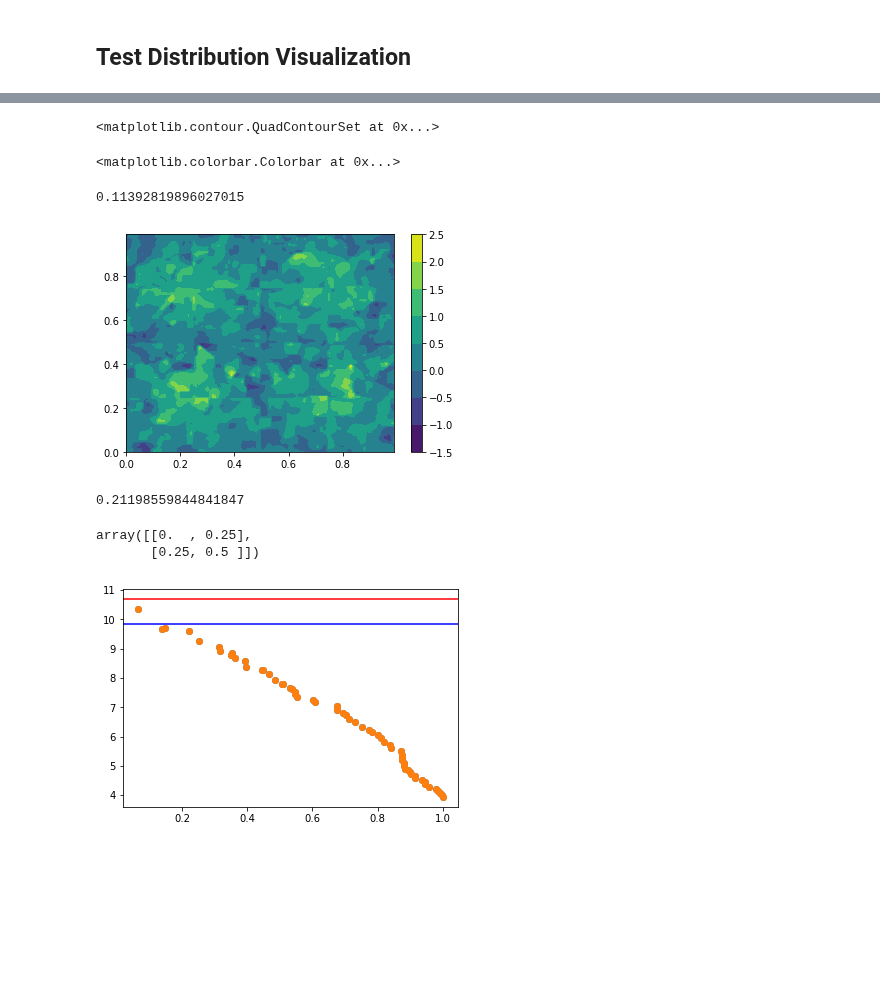
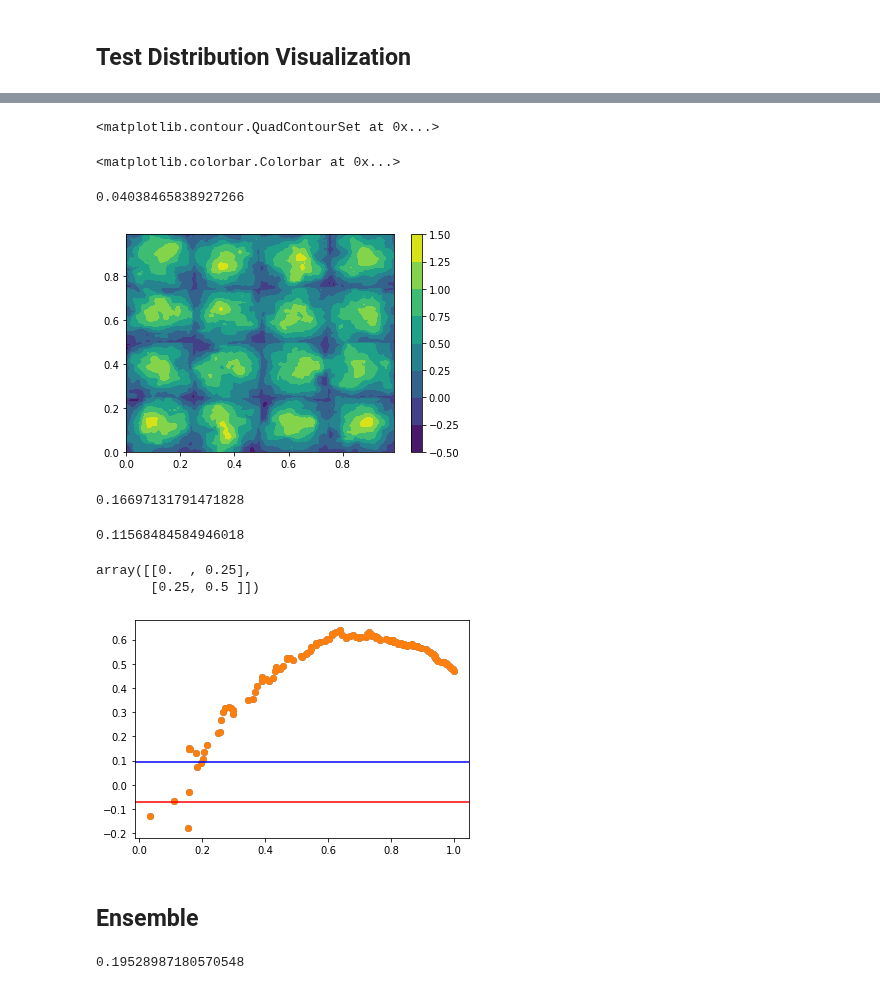
Before and after one commit to Karlmyh/RTER, a Jupyter notebook: test.ipynb, the cells around one changed output, grey strips where cells are left out. Drawn from its saved outputs; the diff is of its cells as text; code cells hidden in the pictures; blank space fills up the shorter version.

Commit message:
add grid search for ensemble

```diff
--- a/test.ipynb
+++ b/test.ipynb
@@ -1131,8 +83,8 @@ plt.colorbar()
 # %%
 generator=TestDistribution(7).returnDistribution()
 np.random.seed(1)
-X_train,Y_train=generator.generate(1000)
-X_test,Y_test = generator.generate_true(1000)
+X_train,Y_train=generator.generate(3000)
+X_test,Y_test = generator.generate(1000)
 axis0,axis1 = np.meshgrid(np.arange(0,1,0.01),np.arange(0,1,0.01))
 X_grid = np.array([axis0.ravel(),axis1.ravel()]).T
 model = RegressionTree(estimator="pointwise_extrapolation_estimator",
@@ -1141,10 +93,10 @@ model = RegressionTree(estimator="pointwise_extrapolation_estimator",
                          max_depth=4,
                          order=1,
                          random_state=4,
-                         truncate_ratio_low= 0,
-                         truncate_ratio_up= 0.2,
-                      r_range_low=0,
-                      r_range_up=1)
+                         truncate_ratio_low=0,
+                         truncate_ratio_up= 1,
+                      r_range_low=0.1,
+                      r_range_up=0.6)
 model.fit(X_train, Y_train)
 predict_result=model.predict(X_grid).reshape(-1,100)
 plt.contourf(axis0, axis1,predict_result) #,vmin=0,vmax=20)
@@ -1153,12 +105,12 @@ MSE(model.predict(X_grid),generator.evaluate(X_grid))
 # %% [output]
 <matplotlib.contour.QuadContourSet at 0x...>
 <matplotlib.colorbar.Colorbar at 0x...>
-0.11392819896027015
+0.04038465838927266
-[figure, old version]
+[figure, new version]
 # %%
 generator=TestDistribution(7).returnDistribution()
 np.random.seed(1)
-X_train,Y_train=generator.generate(1000)
+X_train,Y_train=generator.generate(2000)
 X_test,Y_test = generator.generate(10000)
 
 model = RegressionTree(estimator="pointwise_extrapolation_estimator",
@@ -1168,30 +120,44 @@ model = RegressionTree(estimator="pointwise_extrapolation_estimator",
                          order=1,
                          random_state=4,
                          truncate_ratio_low= 0,
-                         truncate_ratio_up= 0.2,
+                         truncate_ratio_up= 1,
                       r_range_low=0,
-                      r_range_up=1)
+                      r_range_up=0.55)
 model.fit(X_train, Y_train)
 y_hat=model.predict(X_test)
 
 MSE(y_hat, Y_test)
 # %% [output]
-0.21198559844841847
+0.16697131791471828
+# %%
+from sklearn.ensemble import GradientBoostingRegressor
+
+
+model_GBRT = GradientBoostingRegressor(n_estimators = 100)
+
+_=model_GBRT.fit(X_train, Y_train)
+y_hat=model_GBRT.predict(X_test)
+mse_score = MSE(y_hat, Y_test)
+mse_score
+# %% [output]
+0.11568484584946018
 # %%
 node_idx=1
 ERT_model=model
 query_obj=list(ERT_model.tree_.leafnode_fun.values())[node_idx]
 X_range,dt_X, dt_Y = query_obj.X_range, query_obj.dt_X, query_obj.dt_Y
 X_range
-X_extra= X_range.mean(axis=0)+0.01
+X_extra= X_range.mean(axis=0)+0.1
 order, truncate_ratio_low, truncate_ratio_up , r_range_low, r_range_up= 1,0,1,0,0.7
 
 sorted_ratio, sorted_prediction, intercept = ERT_model.get_node_extrapolation(dt_X, dt_Y, X_extra, X_range, order, truncate_ratio_low, truncate_ratio_up,r_range_low, r_range_up)
 _=plt.scatter((sorted_ratio),sorted_prediction)
 _=plt.scatter((sorted_ratio)[int(len(sorted_ratio)*truncate_ratio_low):int(len(sorted_ratio)*truncate_ratio_up)],sorted_prediction[int(len(sorted_prediction)*truncate_ratio_low):int(len(sorted_prediction)*truncate_ratio_up)])
 _=plt.axhline(intercept,color="red")
 _=plt.axhline(generator.evaluate(X_extra.reshape(1,-1)),color="blue")
 # %% [output]
 array([[0.  , 0.25],
        [0.25, 0.5 ]])
-[figure, old version]
+[figure, new version]
+# %% [markdown]
+## Ensemble
@@ -1197,0 +180,18 @@ array([[0.  , 0.25],
+# %%
+generator=TestDistribution(7).returnDistribution()
+np.random.seed(1)
+X_train,Y_train=generator.generate(2000)
+X_test,Y_test = generator.generate(1000)
+model_boosting = RegressionTreeBoosting(rho=0.1,
+                      boost_num= 100,
+                      estimator="naive_estimator",
+                         splitter="maxedge",
+                         min_samples_split=10,
+                         max_depth=4,)
+
+_=model_boosting.fit(X_train, Y_train)
+y_hat=model_boosting.predict(X_test)
+mse_score = MSE(y_hat, Y_test)
+mse_score
+# %% [output]
+0.19528987180570548
```
Also changed, not shown: parts of 76 cells of this notebook, 8 other files.
